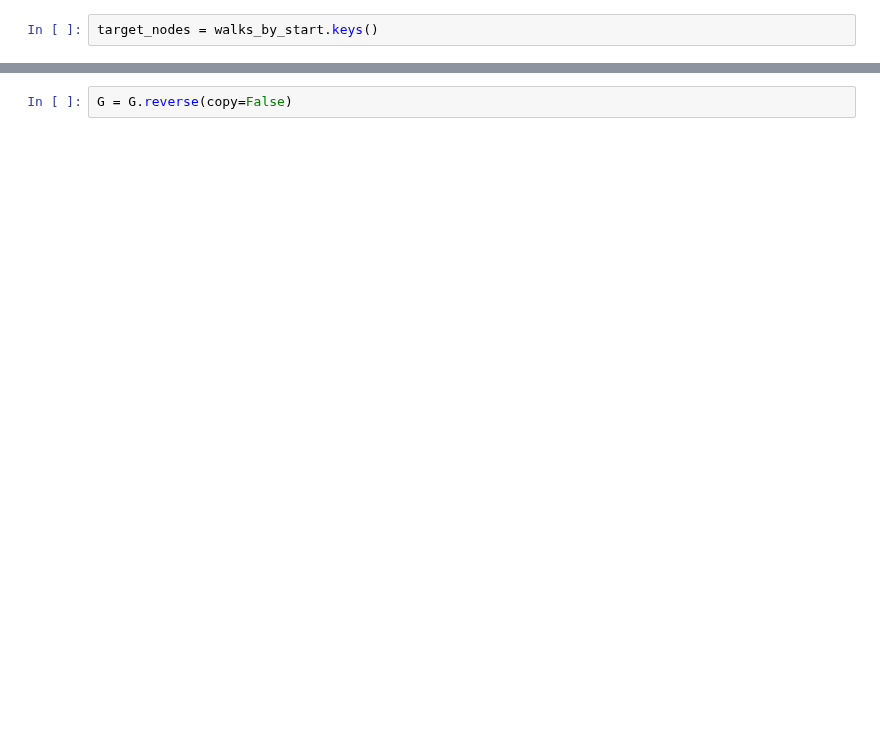
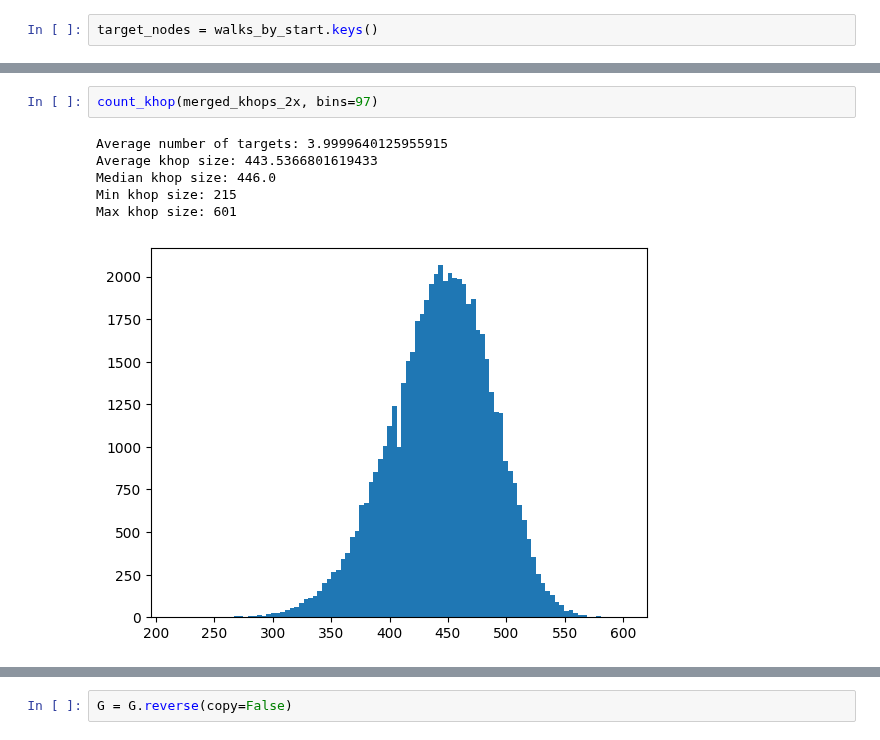
Before and after one commit to AMGrobelnik/MLG-Predicting-Impacful-Events, a Jupyter notebook: preprocess/batch/generate_batch.ipynb, the cells around one changed output, grey strips where cells are left out. Saved outputs shown, nothing was run; the diff lists cells and outputs as text; blank space fills up the shorter version.

```diff
--- a/preprocess/batch/generate_batch.ipynb
+++ b/preprocess/batch/generate_batch.ipynb
@@ -306,0 +201,9 @@ ex_targets, ex_khop = ex_ids
+# %%
+count_khop(merged_khops_2x, bins=97)
+# %% [output]
+Average number of targets: 3.9999640125955915
+Average khop size: 443.5366801619433
+Median khop size: 446.0
+Min khop size: 215
+Max khop size: 601
+[figure, added]
```
Also changed, not shown: parts of 74 cells of this notebook, 7 other files.
